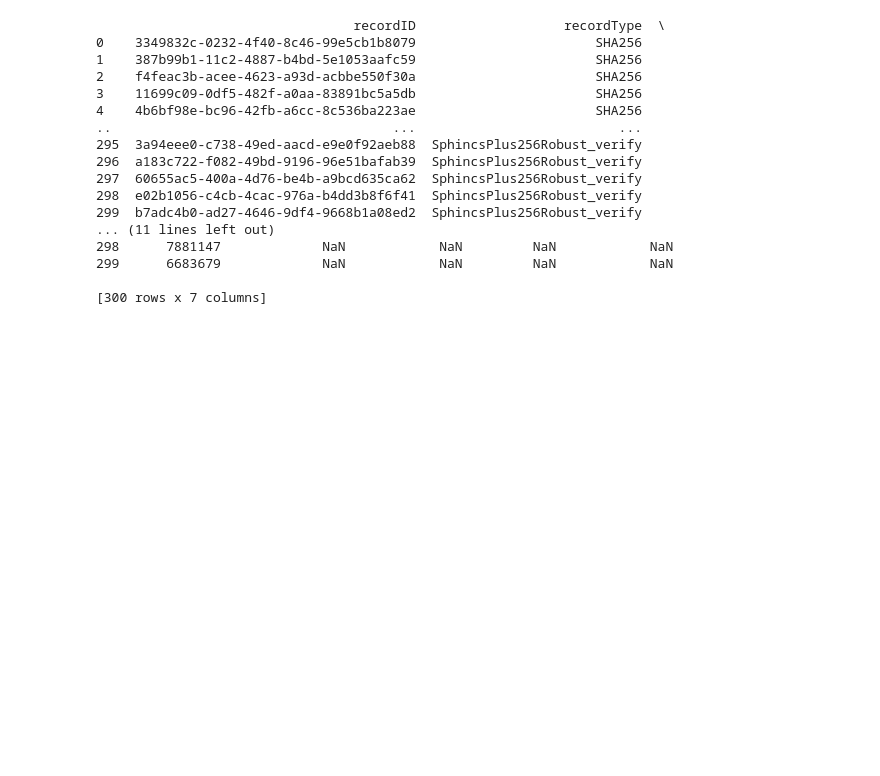
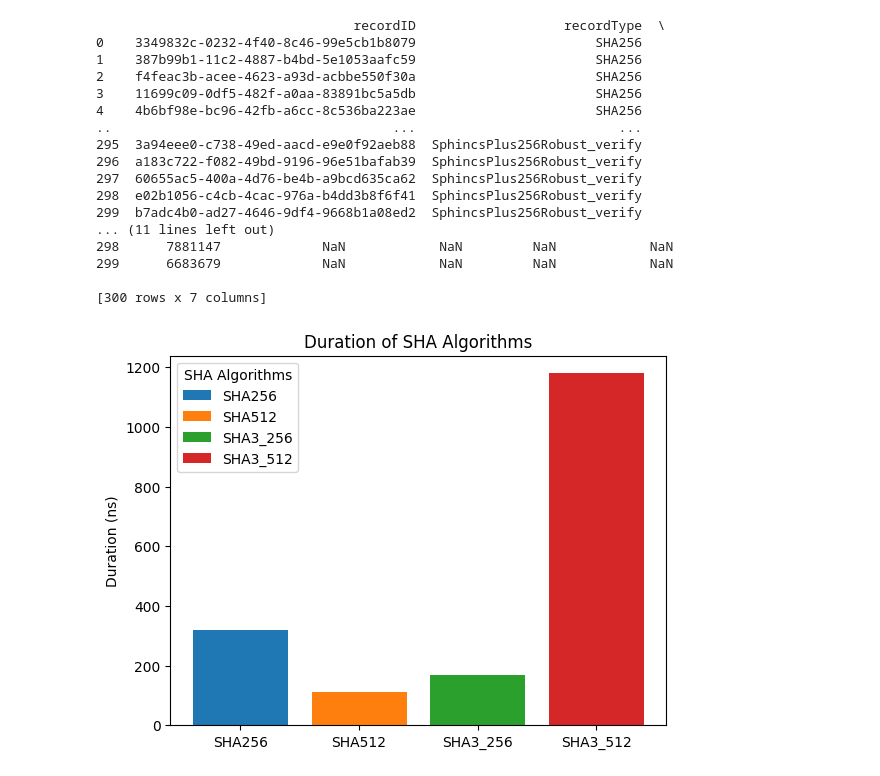
Before and after one commit to KarimSchierbauer/testbench, a Jupyter notebook: eval.ipynb, the cells around one changed output. Saved outputs shown, nothing was run; the diff lists cells and outputs as text; code cells hidden in the pictures; blank space fills up the shorter version.

Commit message:
Created Charts

```diff
--- a/eval.ipynb
+++ b/eval.ipynb
@@ -69,3 +71,20 @@ for i in range(0, len(df["recordType"].unique())):
     dfAvg = pd.concat([dfAvg, dfHelperSignatureSize])
 
 dfAvg.to_csv('logs/results.csv', encoding='utf-8', index=False)
+# %%
+#SHA_Comparison
+filter = ['SHA256', 'SHA512', 'SHA3_256', 'SHA3_512']
+x = np.arange(len(dfAvg[dfAvg["RecordType"].isin(filter)]))  # the label locations
+bar_colors = ['tab:blue', 'tab:orange', 'tab:green', 'tab:red']
+fig, ax = plt.subplots()
+ax.bar(filter, dfAvg.loc[(dfAvg["RecordType"].isin(filter)) & (dfAvg["AttributeType"]=="elapsedTime")]["AttributeAvg"], label = filter ,color=bar_colors)
+
+# Add some text for labels, title and custom x-axis tick labels, etc.
+ax.set_ylabel('Duration (ns)')
+ax.set_title('Duration of SHA Algorithms')
+ax.legend(title = "SHA Algorithms")
+
+plt.savefig('images/SHA_Algos.png')
+plt.show()
+# %% [output]
+[figure, added]
```
Also changed, not shown: parts of 2 cells of this notebook, 2 other files.
